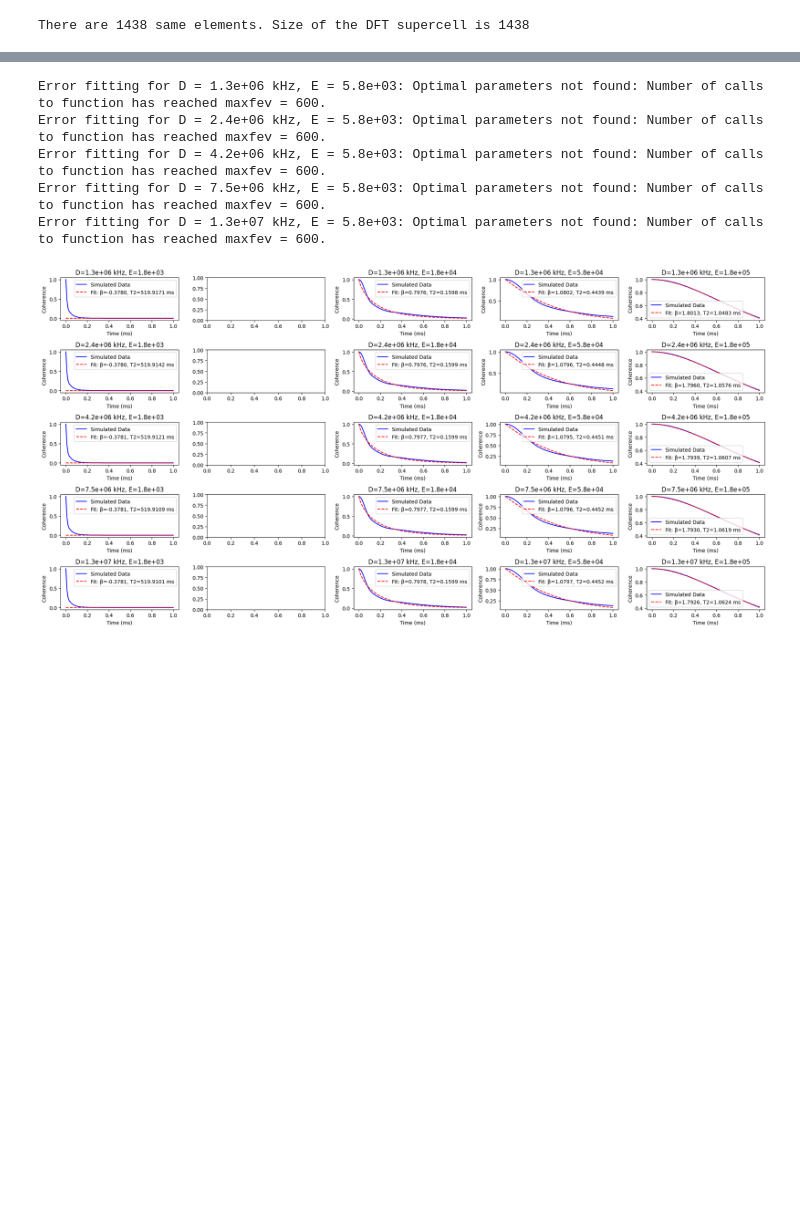
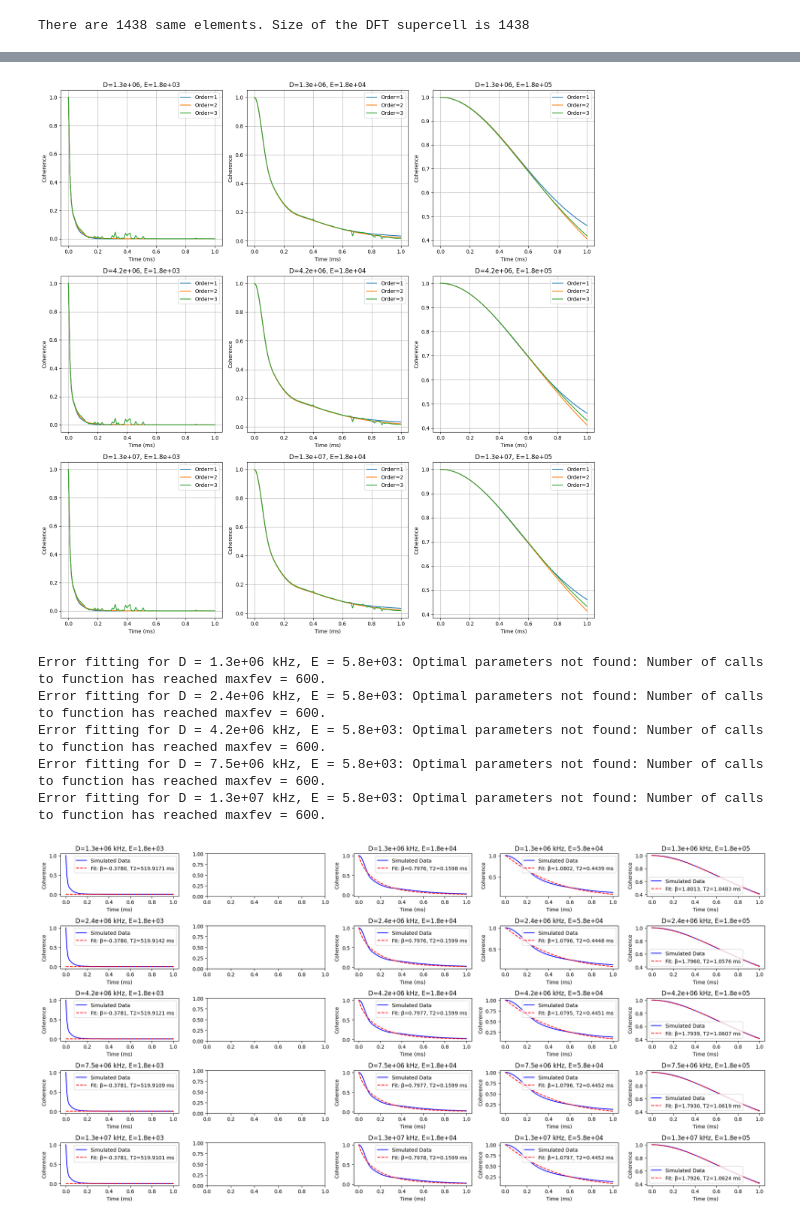
Before and after one commit to aoneillmark/Capstone, a Jupyter notebook: Tutorials/Different Ds for basal kh-VV in SiC CONVERGENCE TESTS.ipynb, the cells around one changed output, grey strips where cells are left out. Cells and saved outputs as stored; diff of their text form; code cells hidden in the pictures; blank space fills up the shorter version.

Commit message:
extra end of day convergence stuff

```diff
--- a/Tutorials/Different Ds for basal kh-VV in SiC CONVERGENCE TESTS.ipynb
+++ b/Tutorials/Different Ds for basal kh-VV in SiC CONVERGENCE TESTS.ipynb
@@ -119,7 +119,7 @@ print(f"There are {indexes.size} same elements."
 
 # Setting up CCE calculations
 
-order = 3
+# order = 3
 r_bath = 30
 r_dipole = 8
 # Qubit levels (in Sz basis)
@@ -138,7 +138,7 @@ start = 1.334 * 1e6
 stop = 1.334 * 1e7
 # start = 1e-20
 # stop = 1e-19
-num = 5
+num = 3
 
 D_list = np.logspace(np.log10(start), np.log10(stop), num=num) # in kHz
 
@@ -154,7 +154,7 @@ print("D_list: ", D_list)
 # ZFS E parameter
 E_start = 18.4 * 1e2
 E_stop = 18.4 * 1e4
-E_num = 5
+E_num = 3
 E_list = np.logspace(np.log10(E_start), np.log10(E_stop), num=E_num)
 # E_list = np.linspace(E_start, E_stop, num=E_num)
 # E_list = [i*0.138 for i in D_list]
@@ -164,6 +164,16 @@ E_list = np.logspace(np.log10(E_start), np.log10(E_stop), num=E_num)
 
 ##########################################################################################
 ### Other parameters
+
+# Covergence Parameters
+order_list = [1,2,3,4]
+r_bath_list = [20, 30, 40, 50, 60]
+r_dipole_list = [4, 6, 8, 10]
+
+
+
+
+
 # The code already knows most exsiting isotopes.
 #              Bath spin types
 #              name    spin    gyro       quadrupole (for s>1/2)
@@ -186,4 +196,5 @@ N = 0
 
 coherence_list = []
 coherence_dict = {}
+order_master_results = {}
 # %% [output]
@@ -353,3 +257,41 @@ plt.show()
+# %%
+
+# Extract unique order values
+unique_orders = sorted(order_master_results.keys())
+
+# Determine the grid layout
+num_D = len(D_list)
+num_E = len(E_list)
+
+# Create a figure with subplots
+fig, axes = plt.subplots(num_D, num_E, figsize=(15, 15))
+
+# Ensure 'axes' is always a 2D array, even if num_D or num_E is 1
+if num_D == 1:
+    axes = np.expand_dims(axes, axis=0)
+if num_E == 1:
+    axes = np.expand_dims(axes, axis=1)
+
+# Loop through all combinations of D and E
+for i, D in enumerate(D_list):
+    for j, E in enumerate(E_list):
+        ax = axes[i, j]
+
+        # Plot coherence for each order for the current D and E combination
+        for order in unique_orders:
+            coherence_for_order = order_master_results[order][(D, E)]
+            ax.plot(time_space, coherence_for_order, label=f'Order={order}')
+
+        ax.set_title(f'D={D:.1e}, E={E:.1e}')
+        ax.set_xlabel('Time (ms)')
+        ax.set_ylabel('Coherence')
+        ax.legend()
+        ax.grid(True)  # Optional
+
+plt.tight_layout()
+plt.show()
+# %% [output]
+[figure, added]
 # %%
 def coherence_time_func(time, beta, T2):
     return np.exp(-(time / T2) ** beta)
```
Also changed, not shown: parts of 12 cells of this notebook, 1 other file.
